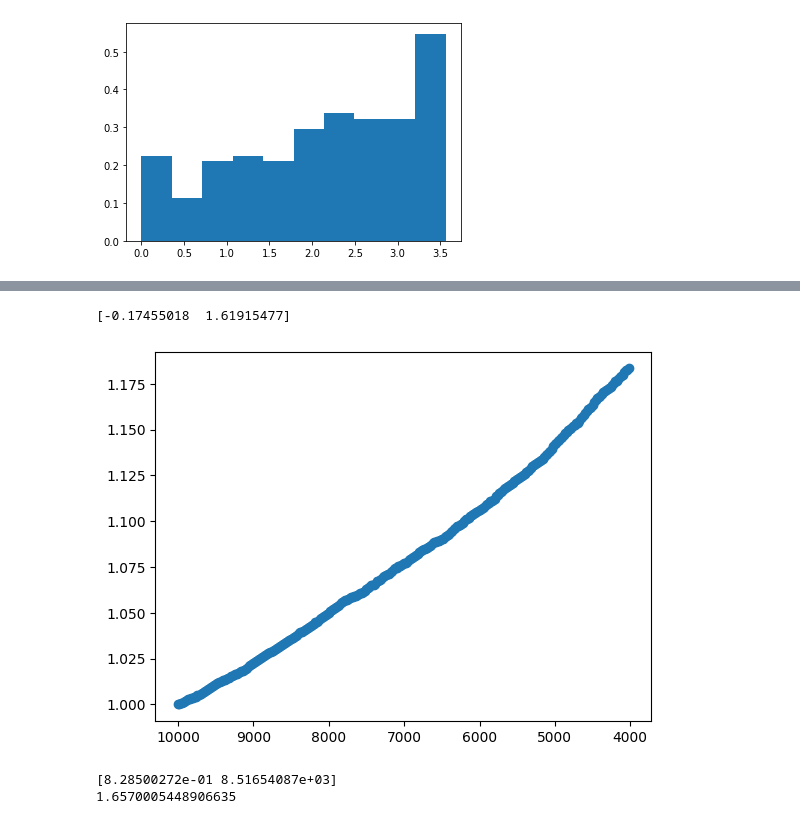
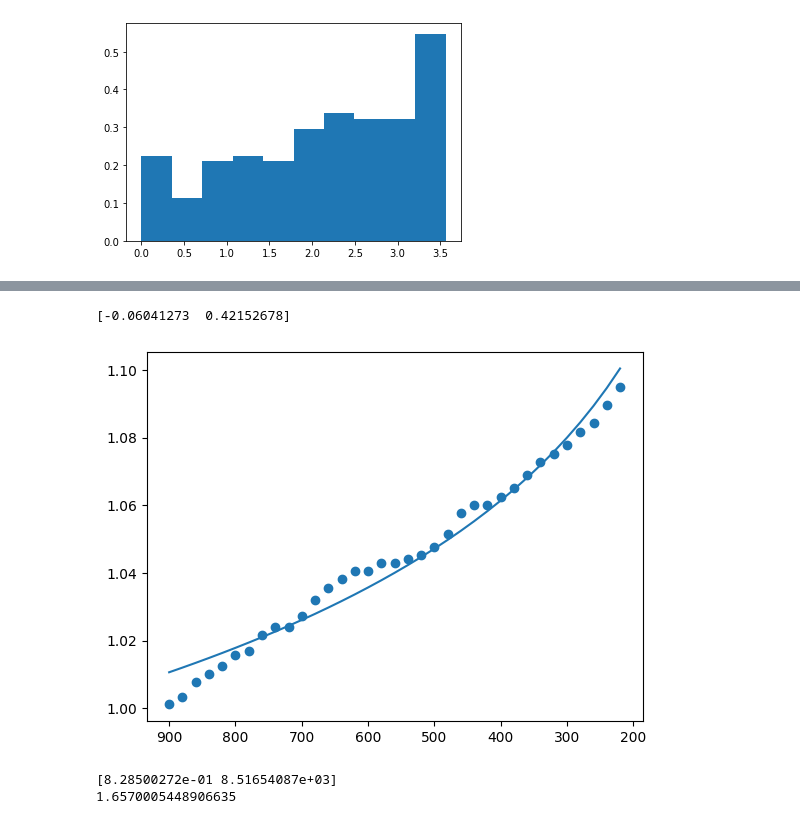
Before and after one commit to tsgaurav/Ising_RSRG, a Jupyter notebook: ipynb_notebooks/Ising_Decimation_2D.ipynb, the cells around one changed output, grey strips where cells are left out. Drawn from its saved outputs; the diff is of its cells as text; code cells hidden in the pictures.

```diff
--- a/ipynb_notebooks/Ising_Decimation_2D.ipynb
+++ b/ipynb_notebooks/Ising_Decimation_2D.ipynb
@@ -433,12 +487,23 @@ a, b = (0.1, 0.1)
 
 B=sparse.csr_matrix((L*L, L*L))
 # %%
-def fill_J_ij_matrix(size, adj_ind, a, b):
-    J_ij_vals = sparse.lil_matrix((L*L, L*L))
+def fill_J_ij_matrix(size, nn_ind, nnn_ind, a, b, include_nnn=True):
+    J_ij_vals = sparse.lil_matrix((size, size))
     for ind in range(size):
-        J_ij_vals[ind, adj_ind[ind]] = sparse.lil_matrix(np.exp(-np.array(random_custDist(a, b, custDist=custDist, size=len(adj_ind[ind])))))
 
-    J_ij_vals = sparse.triu(J_ij_vals, k=1)
+        #Filling nn bonds
+        adj_ind_array = np.array(nn_ind[ind])
+        upper_ind = adj_ind_array[adj_ind_array>ind]
+
+        J_ij_vals[ind, upper_ind] = sparse.lil_matrix(np.exp(-np.array(random_nnDist(a/3.0, b/3.0, custDist=linDist, size=len(upper_ind)))))
+
+        if include_nnn:
+            #Filling nnn bonds
+            w = (np.sqrt((a/3)**2 + 2*(b/3)) - a/3)/(b/3)
+            adj_ind_array = np.array(nnn_ind[ind])
+            upper_ind = adj_ind_array[adj_ind_array>ind]
+
+            J_ij_vals[ind, upper_ind] = sparse.lil_matrix(np.exp(-np.array(random_nnnDist(w, a/6.0, b/6.0, custDist=linDist, size=len(upper_ind)))))
 
     return J_ij_vals + J_ij_vals.T
 
@@ -454,6 +519,12 @@ def resparse(spr_mat, size, tol):
 
     return sparse.csr_matrix((val_new, (i_new, j_new)), shape=(size, size))
 # %%
-fill_J_ij_matrix(L, adj_ind, a, b)
-ind_dict, adj_ind = square_lattice_dictionary(L)
-J_ij_vals = fill_J_ij_matrix(L*L, adj_ind, a, b)
+
+
+#fill_J_ij_matrix(L, adj_ind, a, b)
+L, a, b = 100, 0.1, 0.1
+nn_ind = triangle_nn_indices(L)
+nnn_ind = triangle_nnn_indices(L)
+t = time.time()
+J_ij_vals = fill_J_ij_matrix(L*L, nn_ind, nnn_ind, a, b, include_nnn=False)
+print(-t+time.time())
@@ -460,6 +541,6 @@ J_ij_vals = fill_J_ij_matrix(L*L, adj_ind, a, b)
 # %%
-L = 100
-steps = 6000
+L = 30
+steps = 700
 runs = 1
 #R0_array_sum = np.zeros(int(steps/50))
 
@@ -481,8 +562,10 @@ for run in range(runs):
         for m, b in enumerate(b_vals):
 
             ind_dict, adj_ind = triangle_lattice_dictionary(L)
+            nn_ind = triangle_nn_indices(L)
+            nnn_ind = triangle_nnn_indices(L)
 
-            J_ij_vals = fill_J_ij_matrix(L*L, adj_ind, a, b)
+            J_ij_vals = fill_J_ij_matrix(L*L, nn_ind, nnn_ind, a, b)
             h_vals = np.exp(-np.random.exponential(size=L*L))
 
             Omega_0 = max(h_vals.max(), J_ij_vals.max())
@@ -596,19 +674,19 @@ plt.yscale('log')
 # %%
 log_x = np.log(x)
 log_mu = np.log(np.array(mu_array))
 
 plt.scatter(np.exp(log_x), np.exp(log_mu))
 plt.gca().invert_xaxis()
 
-popt, pcov = curve_fit(linear_fit,log_x[100:] , log_mu[100:])
+popt, pcov = curve_fit(linear_fit,log_x , log_mu)
 
-#plt.plot(log_x, linear_fit(log_x, *popt))
+plt.plot(np.exp(log_x), np.exp(linear_fit(log_x, *popt)))
 #plt.xscale('log')
 #plt.yscale('log')
 print(popt)
 # %% [output]
-[-0.17455018  1.61915477]
+[-0.06041273  0.42152678]
-[figure, old version]
+[figure, new version]
 # %%
 popt, pcov = curve_fit(power_law_scale, x[-150:], 1/np.array(R0_array)[-150:])
 print(popt)
```
Also changed, not shown: parts of 7 cells of this notebook, 4 other files.
